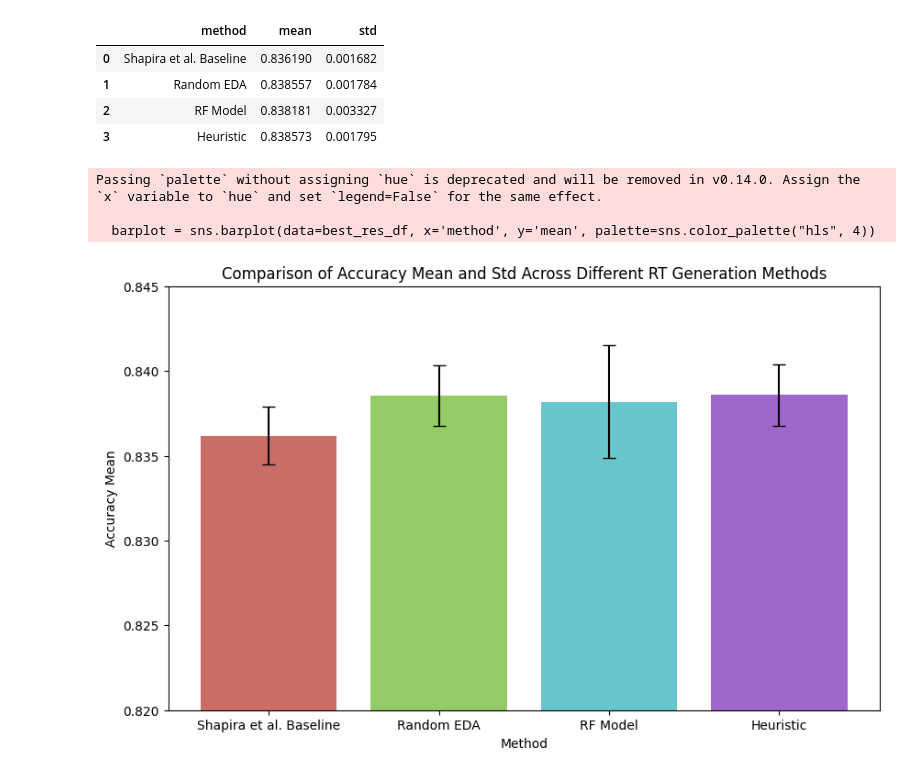
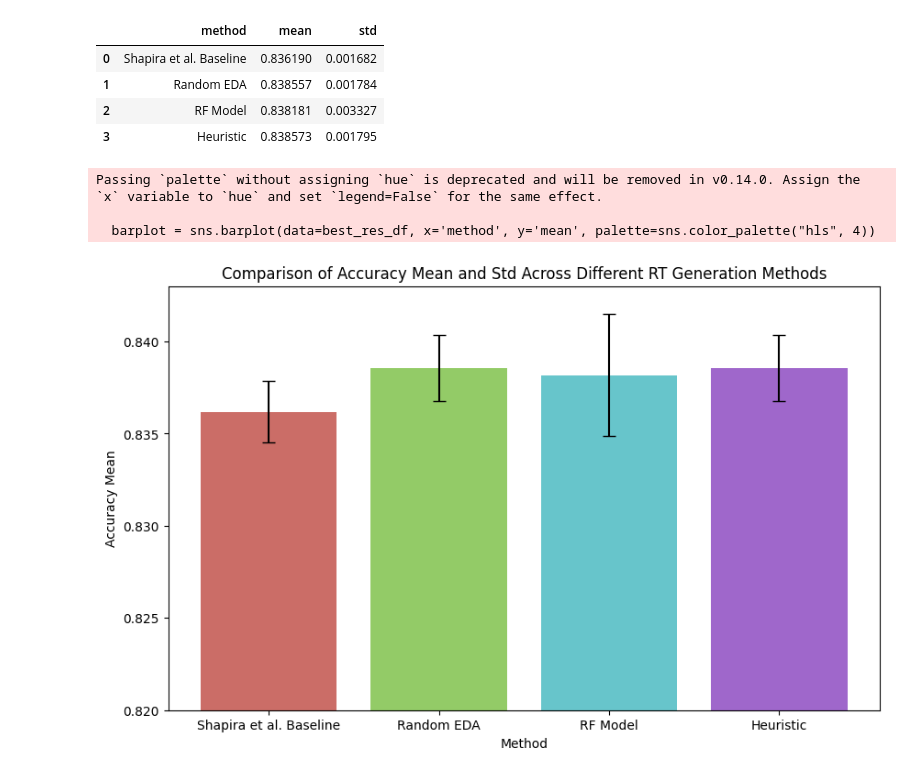
Before and after one commit to maayan-aytek/RtHumanChoicePredictionNLP, a Jupyter notebook: Notebooks_maayan-aytek/our_analyze_results.ipynb, the cells around one changed output. Cells and saved outputs as stored; diff of their text form; code cells hidden in the pictures.

```diff
--- a/Notebooks_maayan-aytek/our_analyze_results.ipynb
+++ b/Notebooks_maayan-aytek/our_analyze_results.ipynb
@@ -412,17 +412,17 @@ best_res_df
 # %%
 plt.figure(figsize=(10, 6))
 barplot = sns.barplot(data=best_res_df, x='method', y='mean', palette=sns.color_palette("hls", 4))
 
 for i in range(len(best_res_df)):
     barplot.errorbar(i, best_res_df["mean"][i], yerr=best_res_df["std"][i], fmt='none', c='black', capsize=5)
 # Add labels and title
 plt.xlabel('Method')
 plt.ylabel('Accuracy Mean')
 plt.title('Comparison of Accuracy Mean and Std Across Different RT Generation Methods')
-plt.ylim(0.82, 0.845)
+plt.ylim(0.82, 0.843)
 plt.show()
 # %% [output]
 Passing `palette` without assigning `hue` is deprecated and will be removed in v0.14.0. Assign the `x` variable to `hue` and set `legend=False` for the same effect.
 
   barplot = sns.barplot(data=best_res_df, x='method', y='mean', palette=sns.color_palette("hls", 4))
-[figure, old version]
+[figure, new version]
```
Also changed, not shown: 9 other files.
